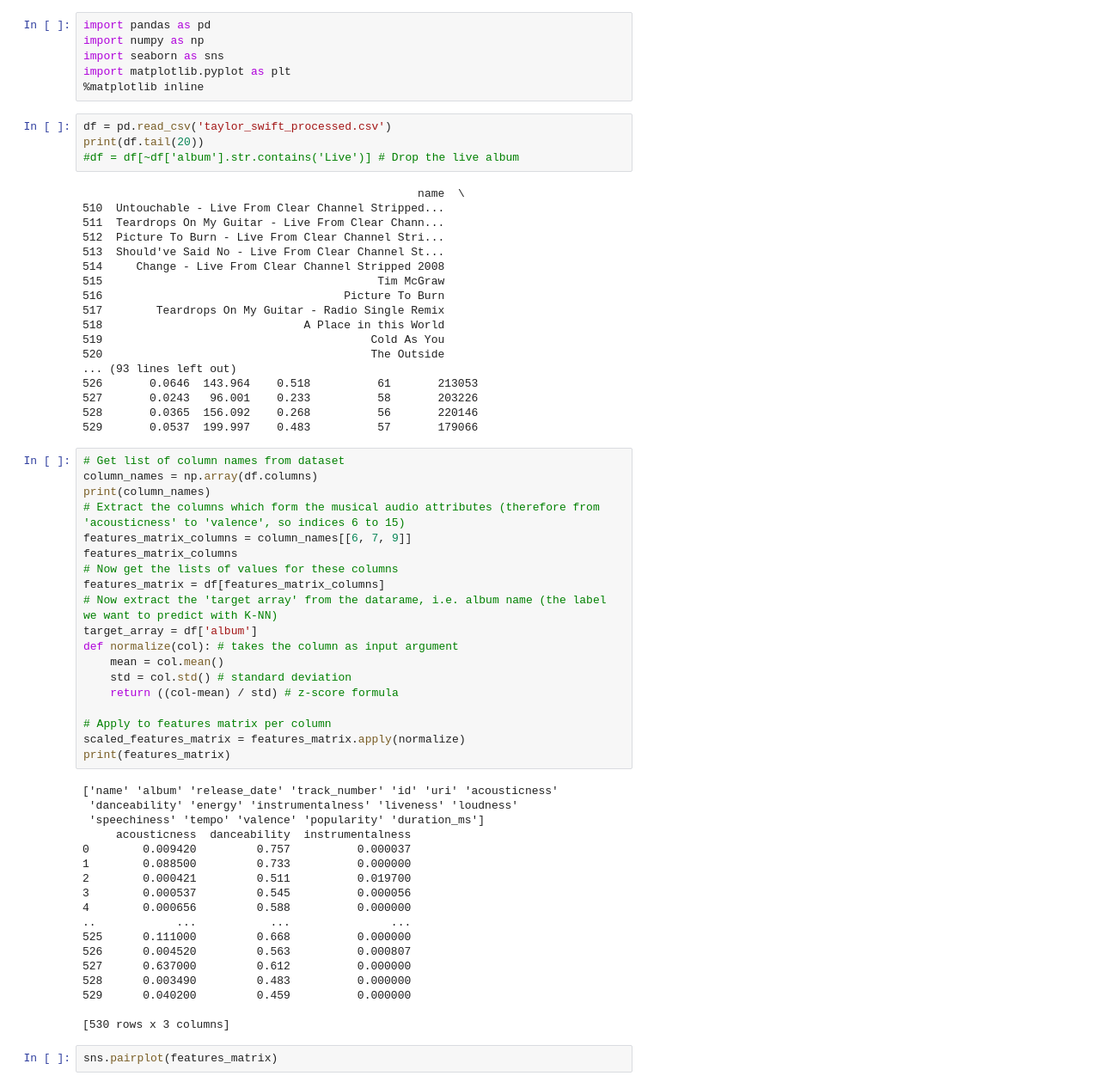
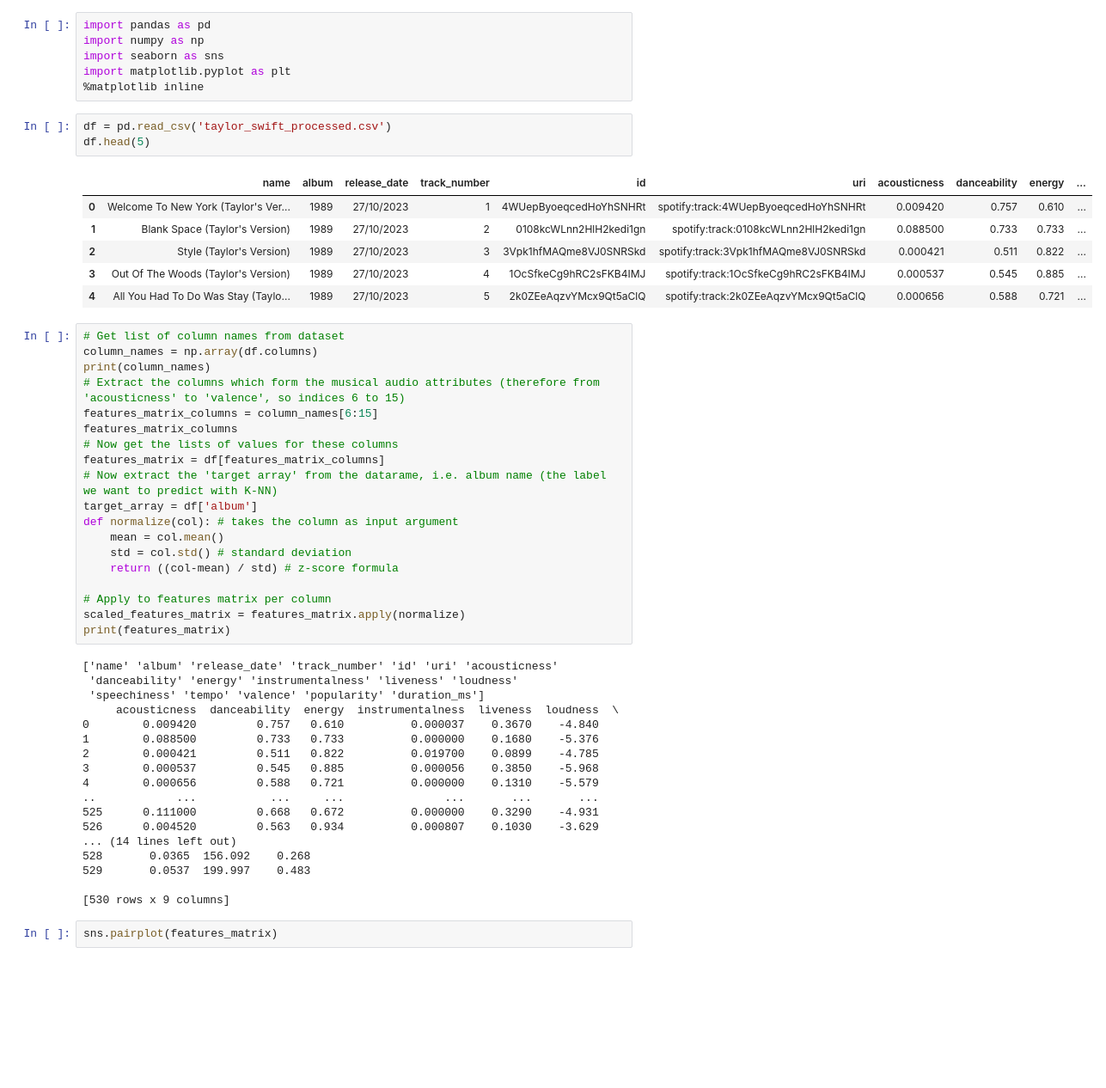
Before and after one commit to nyx500/Machine_Learning_Project_TaylorSwiftERAS_MusicFeatureAnalysis, a Jupyter notebook: NaiveBayesImplementation.ipynb, the cells around one changed output. Shown at 86% size. Saved outputs shown, nothing was run; the diff lists cells and outputs as text; blank space fills up the shorter version.

```diff
--- a/NaiveBayesImplementation.ipynb
+++ b/NaiveBayesImplementation.ipynb
@@ -6,32 +6,20 @@ import matplotlib.pyplot as plt
 %matplotlib inline
 # %%
 df = pd.read_csv('taylor_swift_processed.csv')
-print(df.tail(20))
-#df = df[~df['album'].str.contains('Live')] # Drop the live album
+df.head(5)
 # %% [output]
-                                                  name  \
-510  Untouchable - Live From Clear Channel Stripped...
-511  Teardrops On My Guitar - Live From Clear Chann...
-512  Picture To Burn - Live From Clear Channel Stri...
-513  Should've Said No - Live From Clear Channel St...
-514     Change - Live From Clear Channel Stripped 2008
-515                                         Tim McGraw
-516                                    Picture To Burn
-517        Teardrops On My Guitar - Radio Single Remix
-518                              A Place in this World
-519                                        Cold As You
-520                                        The Outside
-... (93 lines left out)
-526       0.0646  143.964    0.518          61       213053
-527       0.0243   96.001    0.233          58       203226
-528       0.0365  156.092    0.268          56       220146
-529       0.0537  199.997    0.483          57       179066
+|  | name | album | release_date | track_number | id | uri | acousticness | danceability | energy | ... |
+| 0 | Welcome To New York (Taylor's Ver... | 1989 | 27/10/2023 | 1 | 4WUepByoeqcedHoYhSNHRt | spotify:track:4WUepByoeqcedHoYhSNHRt | 0.009420 | 0.757 | 0.610 | ... |
+| 1 | Blank Space (Taylor's Version) | 1989 | 27/10/2023 | 2 | 0108kcWLnn2HlH2kedi1gn | spotify:track:0108kcWLnn2HlH2kedi1gn | 0.088500 | 0.733 | 0.733 | ... |
+| 2 | Style (Taylor's Version) | 1989 | 27/10/2023 | 3 | 3Vpk1hfMAQme8VJ0SNRSkd | spotify:track:3Vpk1hfMAQme8VJ0SNRSkd | 0.000421 | 0.511 | 0.822 | ... |
+| 3 | Out Of The Woods (Taylor's Version) | 1989 | 27/10/2023 | 4 | 1OcSfkeCg9hRC2sFKB4IMJ | spotify:track:1OcSfkeCg9hRC2sFKB4IMJ | 0.000537 | 0.545 | 0.885 | ... |
+| 4 | All You Had To Do Was Stay (Taylo... | 1989 | 27/10/2023 | 5 | 2k0ZEeAqzvYMcx9Qt5aClQ | spotify:track:2k0ZEeAqzvYMcx9Qt5aClQ | 0.000656 | 0.588 | 0.721 | ... |
 # %%
 # Get list of column names from dataset
 column_names = np.array(df.columns)
 print(column_names)
 # Extract the columns which form the musical audio attributes (therefore from 'acousticness' to 'valence', so indices 6 to 15)
-features_matrix_columns = column_names[[6, 7, 9]]
+features_matrix_columns = column_names[6:15]
 features_matrix_columns
 # Now get the lists of values for these columns
 features_matrix = df[features_matrix_columns]
@@ -49,20 +37,20 @@ print(features_matrix)
 ['name' 'album' 'release_date' 'track_number' 'id' 'uri' 'acousticness'
  'danceability' 'energy' 'instrumentalness' 'liveness' 'loudness'
  'speechiness' 'tempo' 'valence' 'popularity' 'duration_ms']
-     acousticness  danceability  instrumentalness
-0        0.009420         0.757          0.000037
-1        0.088500         0.733          0.000000
-2        0.000421         0.511          0.019700
-3        0.000537         0.545          0.000056
-4        0.000656         0.588          0.000000
-..            ...           ...               ...
-525      0.111000         0.668          0.000000
-526      0.004520         0.563          0.000807
-527      0.637000         0.612          0.000000
-528      0.003490         0.483          0.000000
-529      0.040200         0.459          0.000000
+     acousticness  danceability  energy  instrumentalness  liveness  loudness  \
+0        0.009420         0.757   0.610          0.000037    0.3670    -4.840
+1        0.088500         0.733   0.733          0.000000    0.1680    -5.376
+2        0.000421         0.511   0.822          0.019700    0.0899    -4.785
+3        0.000537         0.545   0.885          0.000056    0.3850    -5.968
+4        0.000656         0.588   0.721          0.000000    0.1310    -5.579
+..            ...           ...     ...               ...       ...       ...
+525      0.111000         0.668   0.672          0.000000    0.3290    -4.931
+526      0.004520         0.563   0.934          0.000807    0.1030    -3.629
+... (14 lines left out)
+528       0.0365  156.092    0.268
+529       0.0537  199.997    0.483
 
-[530 rows x 3 columns]
+[530 rows x 9 columns]
 # %%
 sns.pairplot(features_matrix)
 # %% [output]
```
Also changed, not shown: parts of 11 cells of this notebook, 17 other files.
